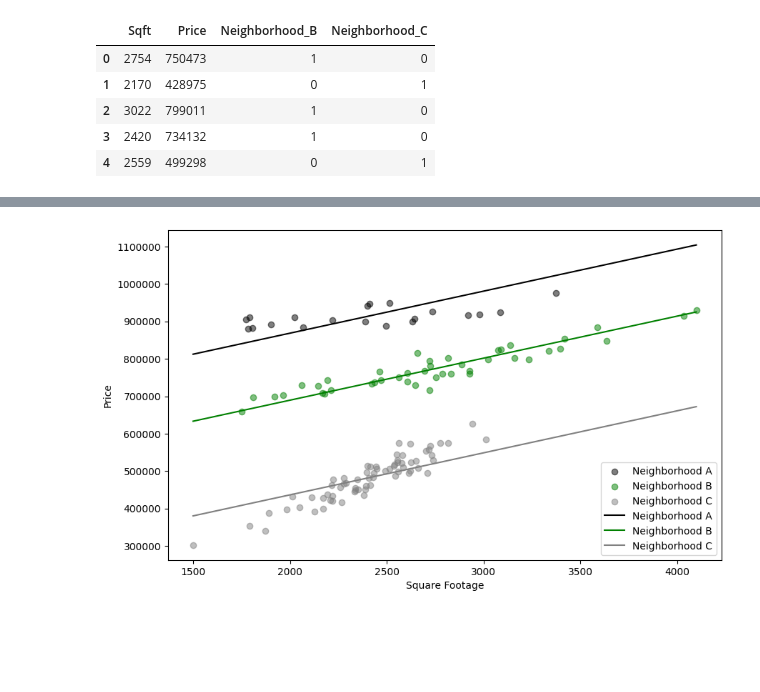
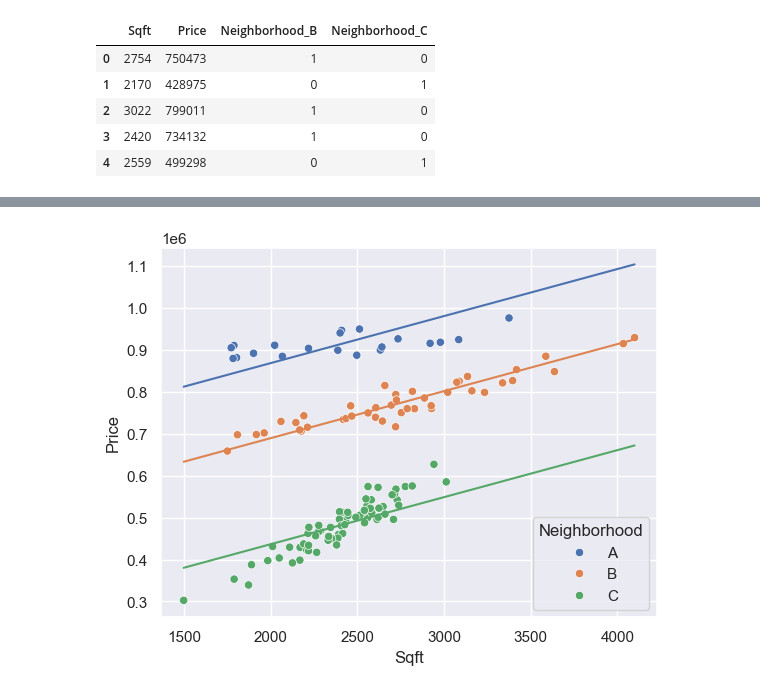
Before and after one commit to wiskim/study_books, a Jupyter notebook: 06_Business_Analytics/01 Regression/Regression.ipynb, the cells around one changed output, grey strips where cells are left out. Cells and saved outputs as stored; diff of their text form; code cells hidden in the pictures; blank space fills up the shorter version.

```diff
--- a/06_Business_Analytics/01 Regression/Regression.ipynb
+++ b/06_Business_Analytics/01 Regression/Regression.ipynb
@@ -228,8 +214,8 @@ home_price_2.head()
 | 3 | B | 2420 | 734132 |
 | 4 | C | 2559 | 499298 |
 # %%
-home_price_2 = pd.get_dummies(home_price_2, columns=['Neighborhood'], drop_first=True, dtype=int)
-home_price_2.head()
+home_price_2_dummy = pd.get_dummies(home_price_2, columns=['Neighborhood'], drop_first=True, dtype=int)
+home_price_2_dummy.head()
 # %% [output]
 |  | Sqft | Price | Neighborhood_B | Neighborhood_C |
 | 0 | 2754 | 750473 | 1 | 0 |
@@ -238,9 +224,9 @@ home_price_2.head()
 | 3 | 2420 | 734132 | 1 | 0 |
 | 4 | 2559 | 499298 | 0 | 1 |
 # %%
-X = home_price_2[['Sqft', 'Neighborhood_B', 'Neighborhood_C']]
+X = home_price_2_dummy[['Sqft', 'Neighborhood_B', 'Neighborhood_C']]
 X = sm.add_constant(X)
-y = home_price_2['Price']
+y = home_price_2_dummy['Price']
 
 model = sm.OLS(y, X).fit()
 print(model.summary())
@@ -262,35 +248,24 @@ Notes:
 [1] Standard Errors assume that the covariance matrix of the errors is correctly specified.
 [2] The condition number is large, 1.66e+04. This might indicate that there are
 strong multicollinearity or other numerical problems.
-# %%
-neighborhood_a = home_price_2[(home_price_2['Neighborhood_B'] == 0) & (home_price_2['Neighborhood_C'] == 0)]
-neighborhood_b = home_price_2[home_price_2['Neighborhood_B'] == 1]
-neighborhood_c = home_price_2[home_price_2['Neighborhood_C'] == 1]
-
-plt.figure(figsize=(10, 6))
-plt.scatter(neighborhood_a['Sqft'], neighborhood_a['Price'], color='black', alpha=0.5, label='Neighborhood A')
-plt.scatter(neighborhood_b['Sqft'], neighborhood_b['Price'], color='green', alpha=0.5, label='Neighborhood B')
-plt.scatter(neighborhood_c['Sqft'], neighborhood_c['Price'], color='grey', alpha=0.5, label='Neighborhood C')
-
-X_pred_a = np.linspace(X['Sqft'].min(), X['Sqft'].max(), 100)
-X_pred_a = pd.DataFrame({'const': 1, 'Sqft': X_pred_a, 'Neighborhood_B': 0, 'Neighborhood_C': 0})
-y_pred_a = model.predict(X_pred_a)
-plt.plot(X_pred_a['Sqft'], y_pred_a, color='black', label='Neighborhood A')
-
-X_pred_b = np.linspace(X['Sqft'].min(), X['Sqft'].max(), 100)
-X_pred_b = pd.DataFrame({'const': 1, 'Sqft': X_pred_b, 'Neighborhood_B': 1, 'Neighborhood_C': 0})
-y_pred_b = model.predict(X_pred_b)
-plt.plot(X_pred_b['Sqft'], y_pred_b, color='green', label='Neighborhood B')
-
-X_pred_c = np.linspace(X['Sqft'].min(), X['Sqft'].max(), 100)
-X_pred_c = pd.DataFrame({'const': 1, 'Sqft': X_pred_c, 'Neighborhood_B': 0, 'Neighborhood_C': 1})
-y_pred_c = model.predict(X_pred_c)
-plt.plot(X_pred_c['Sqft'], y_pred_c, color='grey', label='Neighborhood C')
-
-plt.xlabel('Square Footage')
-plt.ylabel('Price')
-plt.legend()
-plt.ticklabel_format(style='plain', axis='y')
-plt.show()
-# %% [output]
-[figure, removed]
+# %%
+neighborhood_a = np.linspace(X['Sqft'].min(), X['Sqft'].max(), 100)
+neighborhood_a = pd.DataFrame({'const': 1, 'Sqft': neighborhood_a, 'Neighborhood_B': 0, 'Neighborhood_C': 0})
+neighborhood_a['Price'] = model.predict(neighborhood_a)
+
+neighborhood_b = np.linspace(X['Sqft'].min(), X['Sqft'].max(), 100)
+neighborhood_b = pd.DataFrame({'const': 1, 'Sqft': neighborhood_b, 'Neighborhood_B': 1, 'Neighborhood_C': 0})
+neighborhood_b['Price'] = model.predict(neighborhood_b)
+
+neighborhood_c = np.linspace(X['Sqft'].min(), X['Sqft'].max(), 100)
+neighborhood_c = pd.DataFrame({'const': 1, 'Sqft': neighborhood_c, 'Neighborhood_B': 0, 'Neighborhood_C': 1})
+neighborhood_c['Price'] = model.predict(neighborhood_c)
+
+plt.figure()
+sns.scatterplot(data=home_price_2, x='Sqft', y='Price', hue='Neighborhood', hue_order=['A', 'B', 'C'])
+sns.lineplot(data=neighborhood_a, x='Sqft', y='Price', legend=False)
+sns.lineplot(data=neighborhood_b, x='Sqft', y='Price', legend=False)
+sns.lineplot(data=neighborhood_c, x='Sqft', y='Price', legend=False)
+plt.show()
+# %% [output]
+[figure, added]
```
Also changed, not shown: parts of 11 cells of this notebook.
